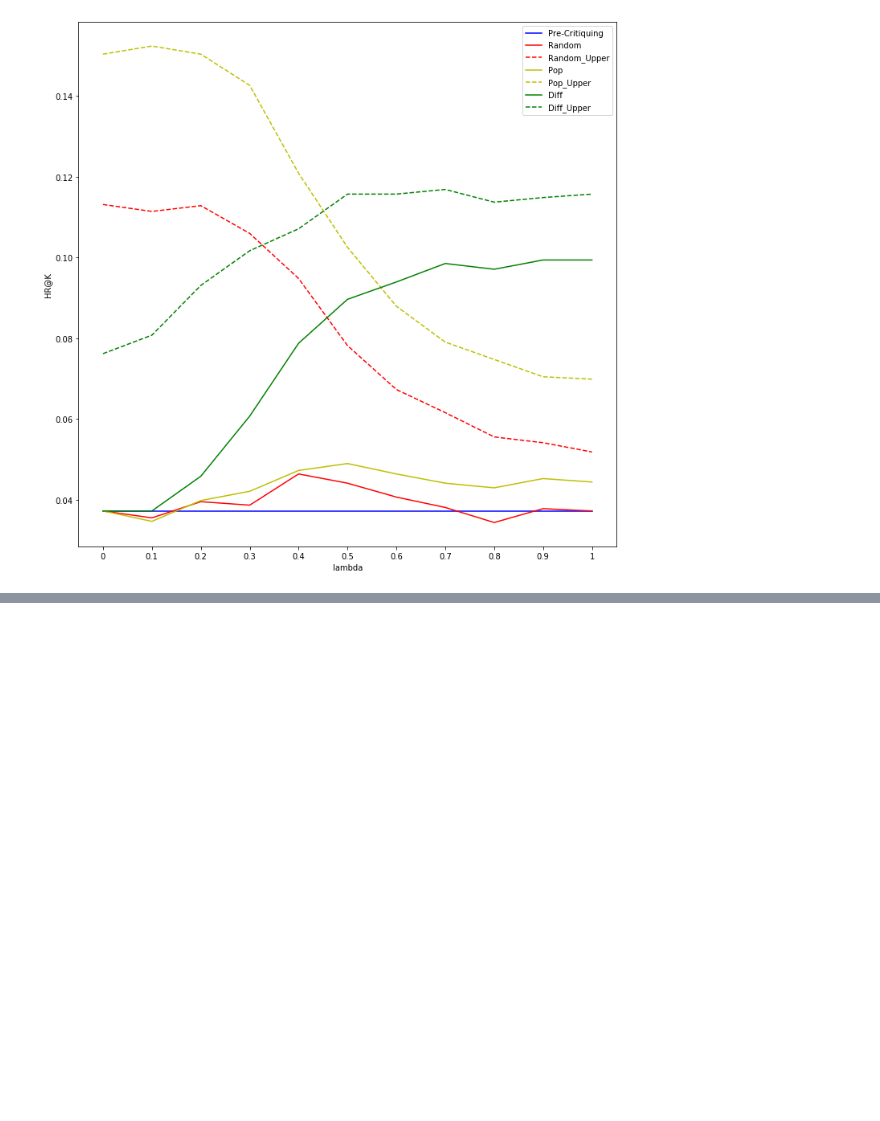
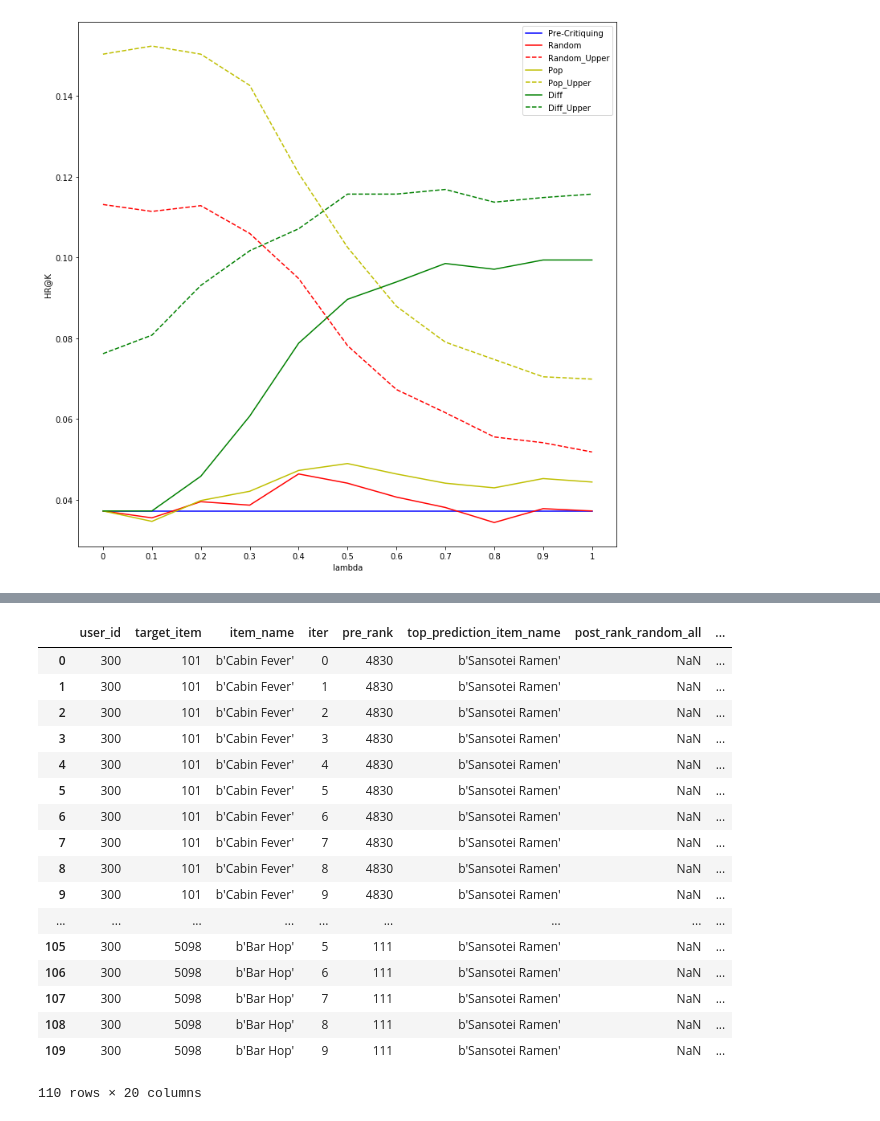
Before and after one commit to litosly/thesis, a Jupyter notebook: Critiques Draft/Single Step Critiquing Experiment.ipynb, the cells around one changed output, grey strips where cells are left out. Saved outputs shown, nothing was run; the diff lists cells and outputs as text; code cells hidden in the pictures; blank space fills up the shorter version.

```diff
--- a/Critiques Draft/Single Step Critiquing Experiment.ipynb
+++ b/Critiques Draft/Single Step Critiquing Experiment.ipynb
@@ -1803,0 +2007,4 @@ def plot_hr_performance():
+# %%
+prediction_score = predict_scores(matrix_U=RQ,
+                                      matrix_V=Y,
+                                      bias=Bias).T[0]
@@ -1803,0 +2429,37 @@ def plot_hr_performance():
+# %%
+# PLREC
+columns = ['user_id', 'target_item', 'item_name', 'iter', 'pre_rank',
+           'top_prediction_item_name',
+           'post_rank_random_all',
+           'post_rank_random_upper',
+           'post_rank_pop_all',
+           'post_rank_pop_upper',
+           'post_rank_diff_all',
+           'post_rank_diff_upper',
+           'critiqued_keyphrase_random',
+           'keyphrase_name_random',
+           'critiqued_keyphrase_pop',
+           'keyphrase_name_pop',
+           'critiqued_keyphrase_diff',
+           'keyphrase_name_diff',
+           'num_existing_keyphrases',
+           'pure_pruning_rank']
+df = pd.DataFrame(columns=columns)
+row = {}
+
+#only_with_critiqued_keyphrase
+for user in range(300,301):
+    df = single_step_critiquing_plrec(user = user,
+                           keyphrase_length_threshold = 230,
+                           max_iteration_threshold = 10,
+                           k = 50,
+                           df = df,
+                           row = row,
+                           business_df = business_df,
+                           keyphrases = keyphrases,
+                           keyphrase_popularity = keyphrase_popularity,
+                           keyphrase_selection_method = 'random',
+                           recommend_type = 'all',
+                           w1 = 10 * 1e-5, w2 = 10 * 1e-5
+                           )
+df.to_csv(single_step_with_avg_path+"test.csv")
@@ -1803,0 +2660,21 @@ def plot_hr_performance():
+# %%
+df
+# %% [output]
+|  | user_id | target_item | item_name | iter | pre_rank | top_prediction_item_name | post_rank_random_all | ... |
+| 0 | 300 | 101 | b'Cabin Fever' | 0 | 4830 | b'Sansotei Ramen' | NaN | ... |
+| 1 | 300 | 101 | b'Cabin Fever' | 1 | 4830 | b'Sansotei Ramen' | NaN | ... |
+| 2 | 300 | 101 | b'Cabin Fever' | 2 | 4830 | b'Sansotei Ramen' | NaN | ... |
+| 3 | 300 | 101 | b'Cabin Fever' | 3 | 4830 | b'Sansotei Ramen' | NaN | ... |
+| 4 | 300 | 101 | b'Cabin Fever' | 4 | 4830 | b'Sansotei Ramen' | NaN | ... |
+| 5 | 300 | 101 | b'Cabin Fever' | 5 | 4830 | b'Sansotei Ramen' | NaN | ... |
+| 6 | 300 | 101 | b'Cabin Fever' | 6 | 4830 | b'Sansotei Ramen' | NaN | ... |
+| 7 | 300 | 101 | b'Cabin Fever' | 7 | 4830 | b'Sansotei Ramen' | NaN | ... |
+| 8 | 300 | 101 | b'Cabin Fever' | 8 | 4830 | b'Sansotei Ramen' | NaN | ... |
+| 9 | 300 | 101 | b'Cabin Fever' | 9 | 4830 | b'Sansotei Ramen' | NaN | ... |
+| ... | ... | ... | ... | ... | ... | ... | ... | ... |
+| 105 | 300 | 5098 | b'Bar Hop' | 5 | 111 | b'Sansotei Ramen' | NaN | ... |
+| 106 | 300 | 5098 | b'Bar Hop' | 6 | 111 | b'Sansotei Ramen' | NaN | ... |
+| 107 | 300 | 5098 | b'Bar Hop' | 7 | 111 | b'Sansotei Ramen' | NaN | ... |
+| 108 | 300 | 5098 | b'Bar Hop' | 8 | 111 | b'Sansotei Ramen' | NaN | ... |
+| 109 | 300 | 5098 | b'Bar Hop' | 9 | 111 | b'Sansotei Ramen' | NaN | ... |
+110 rows × 20 columns
```
Also changed, not shown: parts of 45 cells of this notebook, 3 other files.
